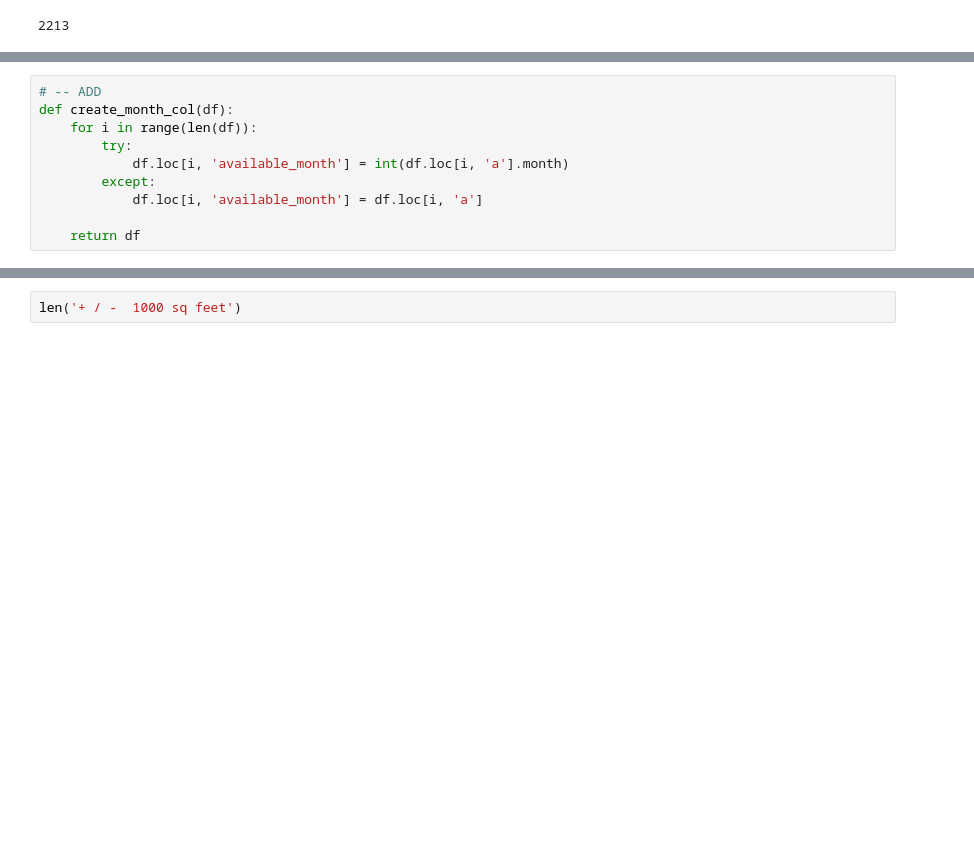
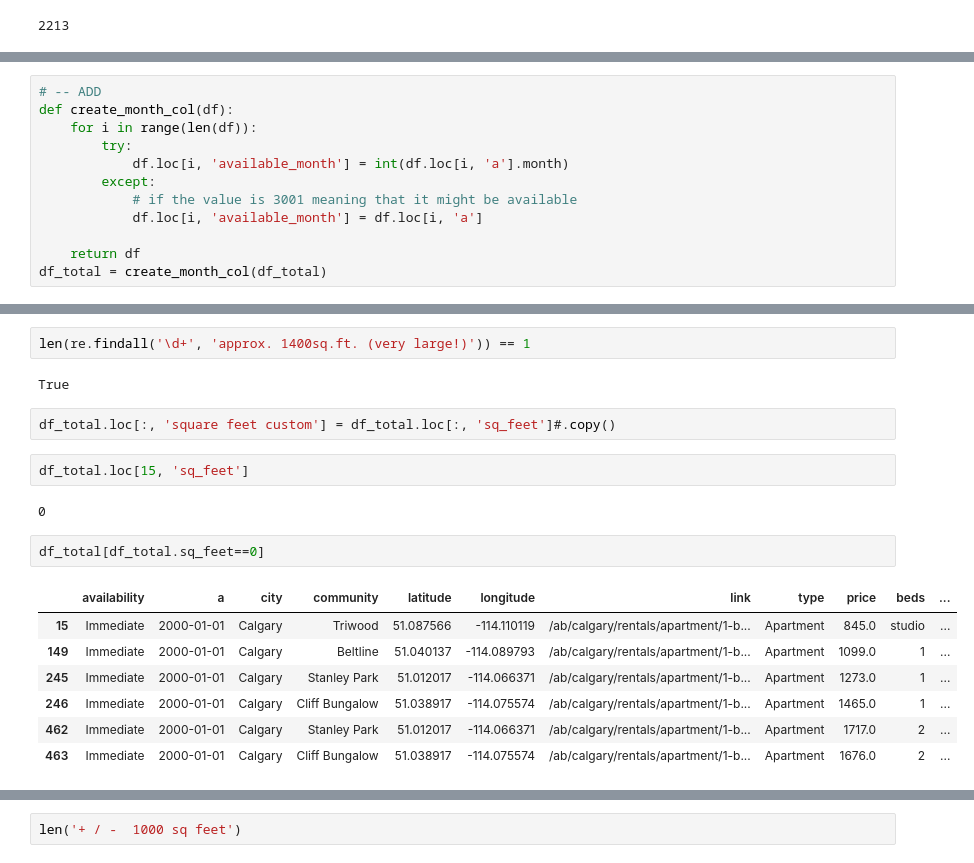
Before and after one commit to mitramir55/House-Price-Analyzer-Flask, a Jupyter notebook: Practice/practice - 2.ipynb, the cells around one changed output, grey strips where cells are left out. Drawn from its saved outputs; the diff is of its cells as text; blank space fills up the shorter version.

Commit message:
cleaned sq_feet zero and cells generated plot reg

```diff
--- a/Practice/practice - 2.ipynb
+++ b/Practice/practice - 2.ipynb
@@ -104,9 +106,11 @@ def create_month_col(df):
         try:
             df.loc[i, 'available_month'] = int(df.loc[i, 'a'].month)
         except:
+            # if the value is 3001 meaning that it might be available
             df.loc[i, 'available_month'] = df.loc[i, 'a']
 
     return df
+df_total = create_month_col(df_total)
 # %%
 df_total.available_month.unique()
 # %% [output]
@@ -119,0 +241,20 @@ len(unwanted)
+# %%
+len(re.findall('\d+', 'approx. 1400sq.ft. (very large!)')) == 1
+# %% [output]
+True
+# %%
+df_total.loc[:, 'square feet custom'] = df_total.loc[:, 'sq_feet']#.copy()
+# %%
+df_total.loc[15, 'sq_feet']
+# %% [output]
+0
+# %%
+df_total[df_total.sq_feet==0]
+# %% [output]
+|  | availability | a | city | community | latitude | longitude | link | type | price | beds | ... |
+| 15 | Immediate | 2000-01-01 | Calgary | Triwood | 51.087566 | -114.110119 | /ab/calgary/rentals/apartment/1-b... | Apartment | 845.0 | studio | ... |
+| 149 | Immediate | 2000-01-01 | Calgary | Beltline | 51.040137 | -114.089793 | /ab/calgary/rentals/apartment/1-b... | Apartment | 1099.0 | 1 | ... |
+| 245 | Immediate | 2000-01-01 | Calgary | Stanley Park | 51.012017 | -114.066371 | /ab/calgary/rentals/apartment/1-b... | Apartment | 1273.0 | 1 | ... |
+| 246 | Immediate | 2000-01-01 | Calgary | Cliff Bungalow | 51.038917 | -114.075574 | /ab/calgary/rentals/apartment/1-b... | Apartment | 1465.0 | 1 | ... |
+| 462 | Immediate | 2000-01-01 | Calgary | Stanley Park | 51.012017 | -114.066371 | /ab/calgary/rentals/apartment/1-b... | Apartment | 1717.0 | 2 | ... |
+| 463 | Immediate | 2000-01-01 | Calgary | Cliff Bungalow | 51.038917 | -114.075574 | /ab/calgary/rentals/apartment/1-b... | Apartment | 1676.0 | 2 | ... |
```
Also changed, not shown: parts of 26 cells of this notebook.
